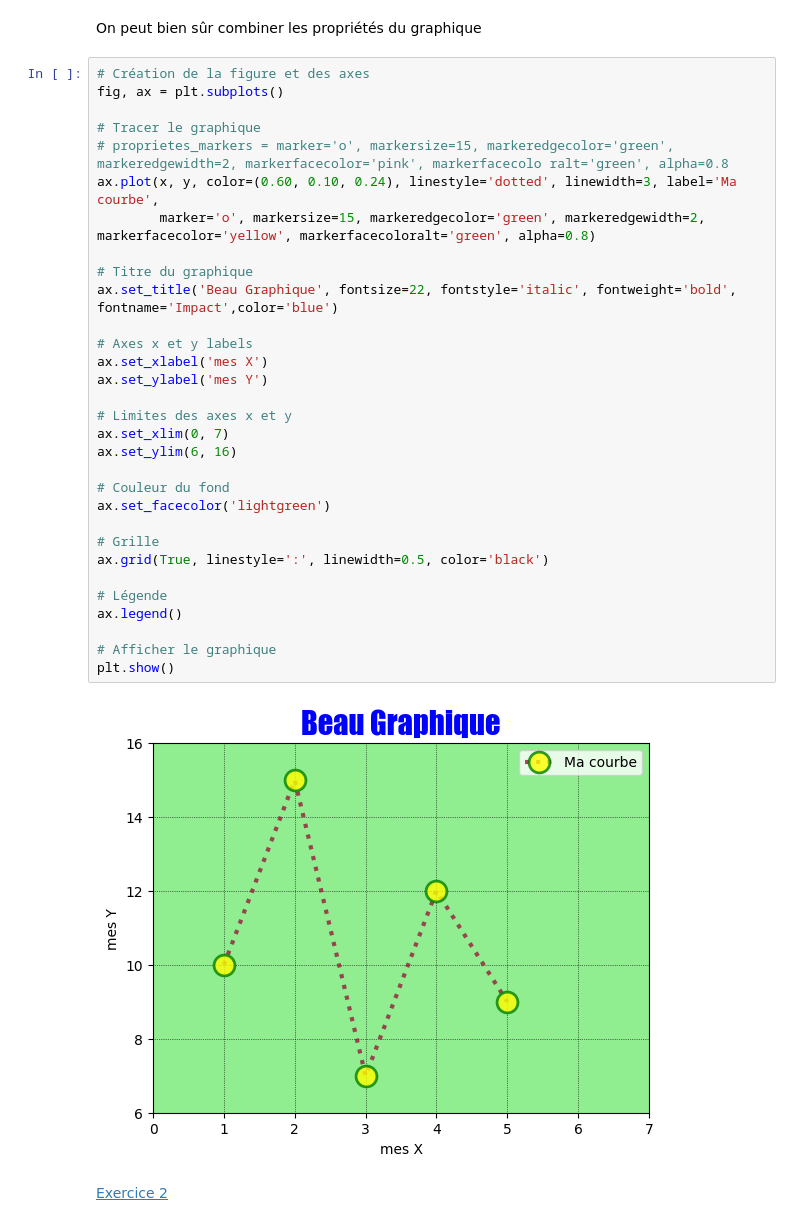
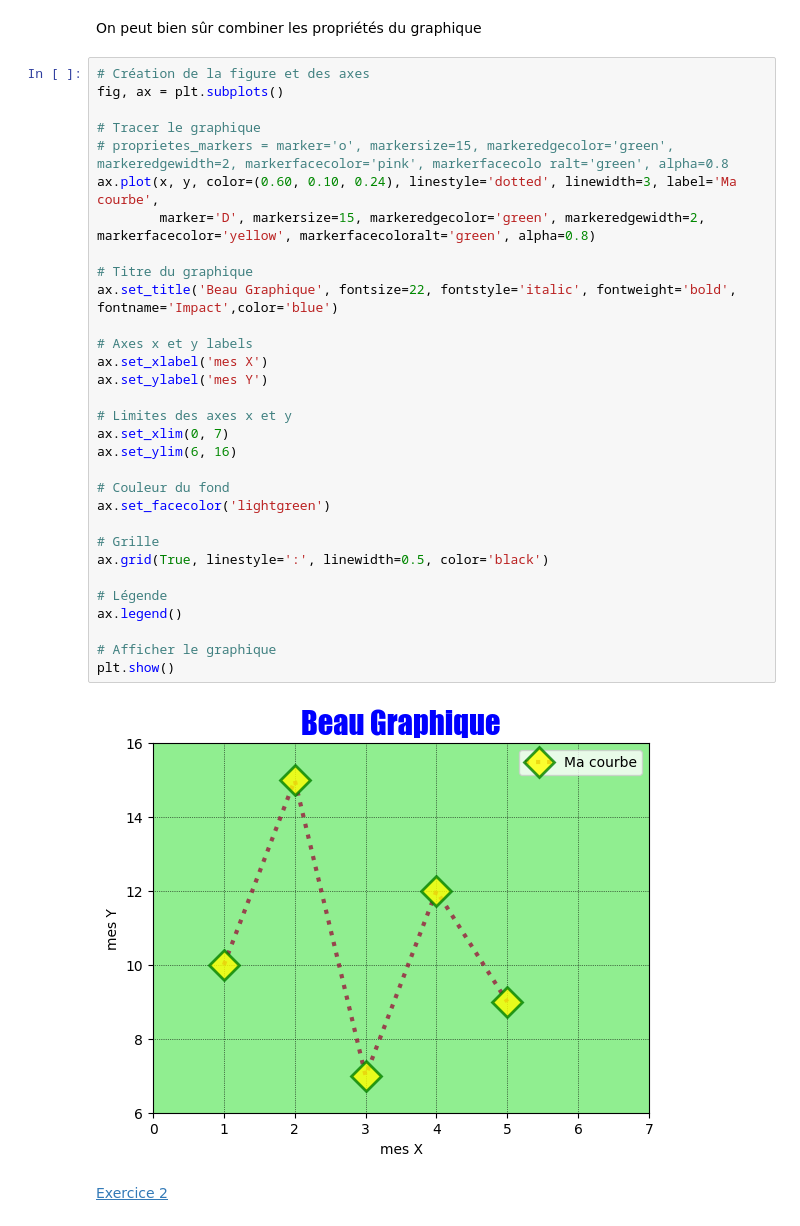
Before and after one commit to scayez/UEE2IMACS, a Jupyter notebook: CoursPython2IMACS#4_graph.ipynb, the cells around one changed output. Drawn from its saved outputs; the diff is of its cells as text.

```diff
--- a/CoursPython2IMACS#4_graph.ipynb
+++ b/CoursPython2IMACS#4_graph.ipynb
@@ -227,35 +227,35 @@ On peut bien sûr combiner les propriétés du graphique
 # Création de la figure et des axes
 fig, ax = plt.subplots()
 
 # Tracer le graphique
 # proprietes_markers = marker='o', markersize=15, markeredgecolor='green', markeredgewidth=2, markerfacecolor='pink', markerfacecolo ralt='green', alpha=0.8
 ax.plot(x, y, color=(0.60, 0.10, 0.24), linestyle='dotted', linewidth=3, label='Ma courbe',
-        marker='o', markersize=15, markeredgecolor='green', markeredgewidth=2, markerfacecolor='yellow', markerfacecoloralt='green', alpha=0.8)
+        marker='D', markersize=15, markeredgecolor='green', markeredgewidth=2, markerfacecolor='yellow', markerfacecoloralt='green', alpha=0.8)
 
 # Titre du graphique
 ax.set_title('Beau Graphique', fontsize=22, fontstyle='italic', fontweight='bold', fontname='Impact',color='blue')
 
 # Axes x et y labels
 ax.set_xlabel('mes X')
 ax.set_ylabel('mes Y')
 
 # Limites des axes x et y
 ax.set_xlim(0, 7)
 ax.set_ylim(6, 16)
 
 # Couleur du fond
 ax.set_facecolor('lightgreen')
 
 # Grille
 ax.grid(True, linestyle=':', linewidth=0.5, color='black')
 
 # Légende
 ax.legend()
 
 # Afficher le graphique
 plt.show()
 # %% [output]
-[figure, old version]
+[figure, new version]
 # %% [markdown]
 [Exercice 2](exercices/Exercices4_solutions.ipynb)
 # %% [markdown]
```
Also changed, not shown: parts of 14 cells of this notebook, 5 other files.
